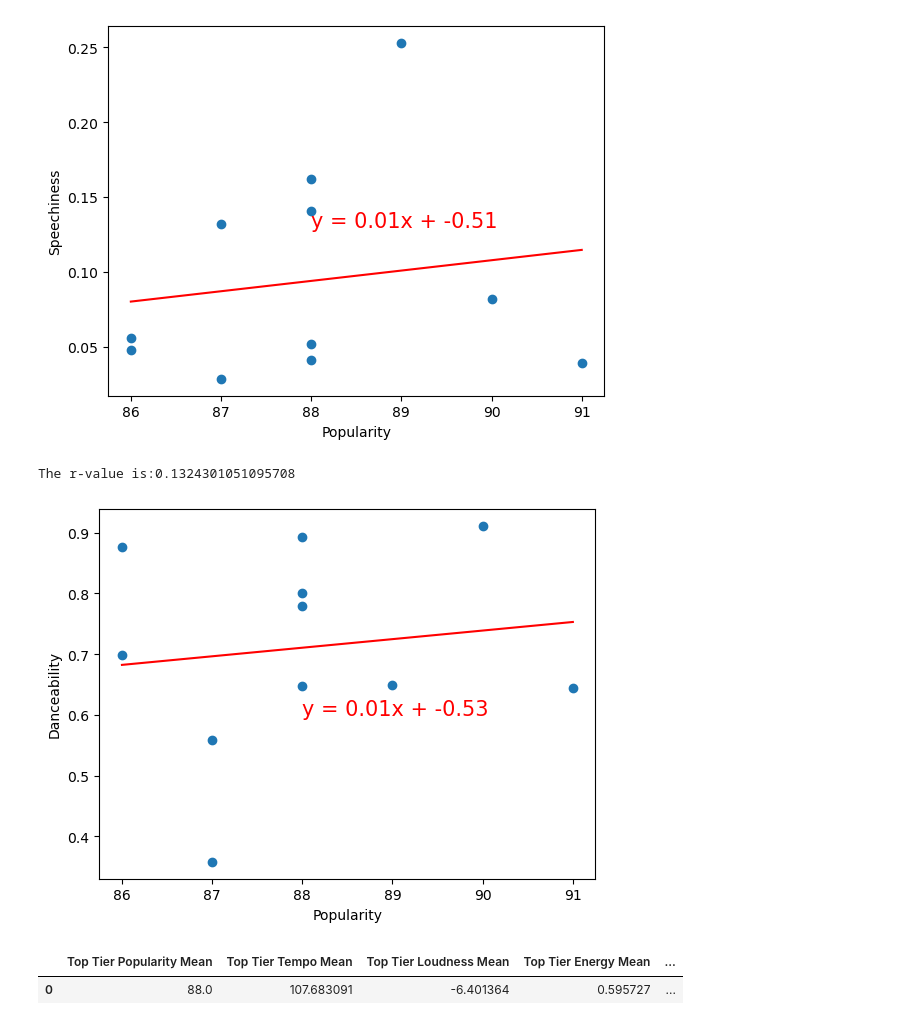
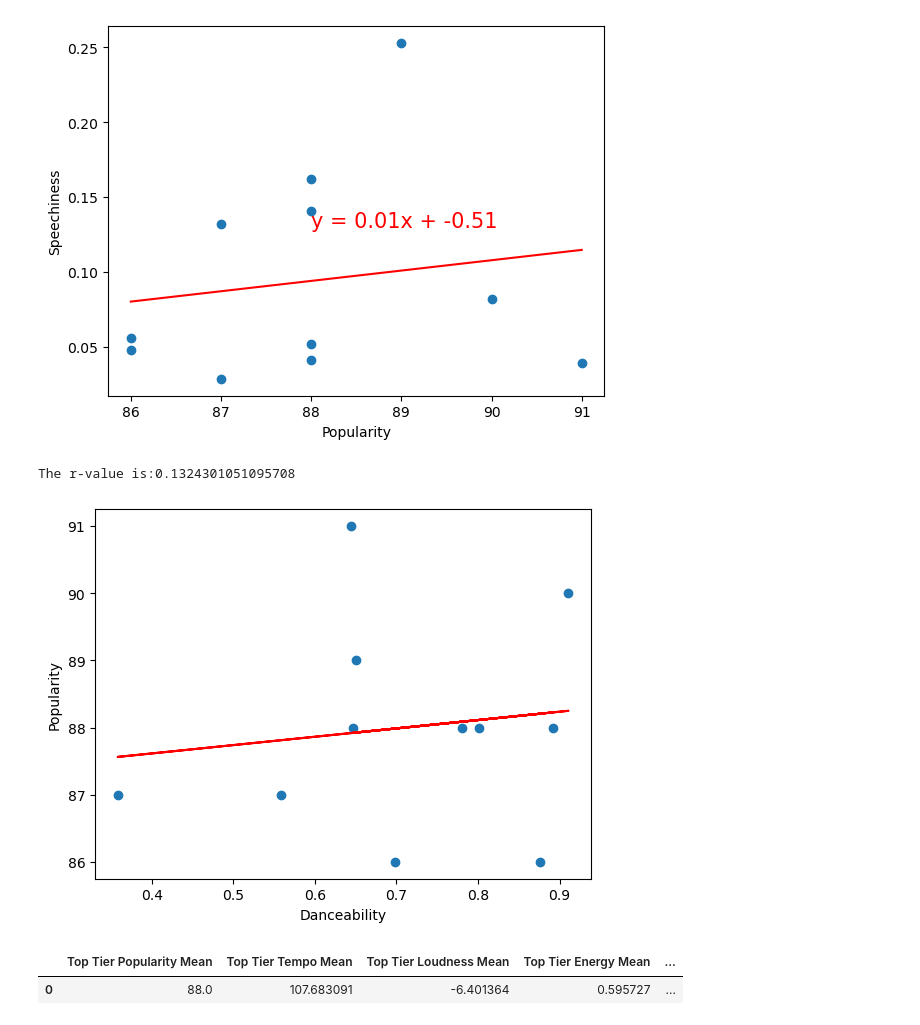
Before and after one commit to JLeigh101/Spotlight-on-Spotify, a Jupyter notebook: spotanalysis.ipynb, the cells around one changed output. Drawn from its saved outputs; the diff is of its cells as text; code cells hidden in the pictures.

```diff
--- a/spotanalysis.ipynb
+++ b/spotanalysis.ipynb
@@ -653,21 +738,21 @@ The r-value is:0.1526188829774316
 [figure]
 # %%
 #top tier pop vs danceability
-x_values = top_tier_songs_df['popularity']
-y_values = top_tier_songs_df['danceability']
+x_values = top_tier_songs_df['danceability']
+y_values = top_tier_songs_df['popularity']
 (slope, intercept, rvalue, pvalue, stderr) = linregress(x_values, y_values)
 regress_values = x_values * slope + intercept
 line_eq = "y = " + str(round(slope,2)) + "x + " + str(round(intercept,2))
 plt.scatter(x_values,y_values)
 plt.plot(x_values,regress_values,"r-")
 plt.annotate(line_eq,(88,0.6),fontsize=15,color="red")
-plt.xlabel('Popularity')
-plt.ylabel('Danceability')
+plt.xlabel('Danceability')
+plt.ylabel('Popularity')
 print(f"The r-value is:{rvalue}")
 plt.show()
 # %% [output]
 The r-value is:0.1324301051095708
-[figure, old version]
+[figure, new version]
 # %%
 #calculate mean for top tier categories
 top_tier_popularity_mean = top_tier_songs_df['popularity'].mean()
```
Also changed, not shown: parts of 10 cells of this notebook.
